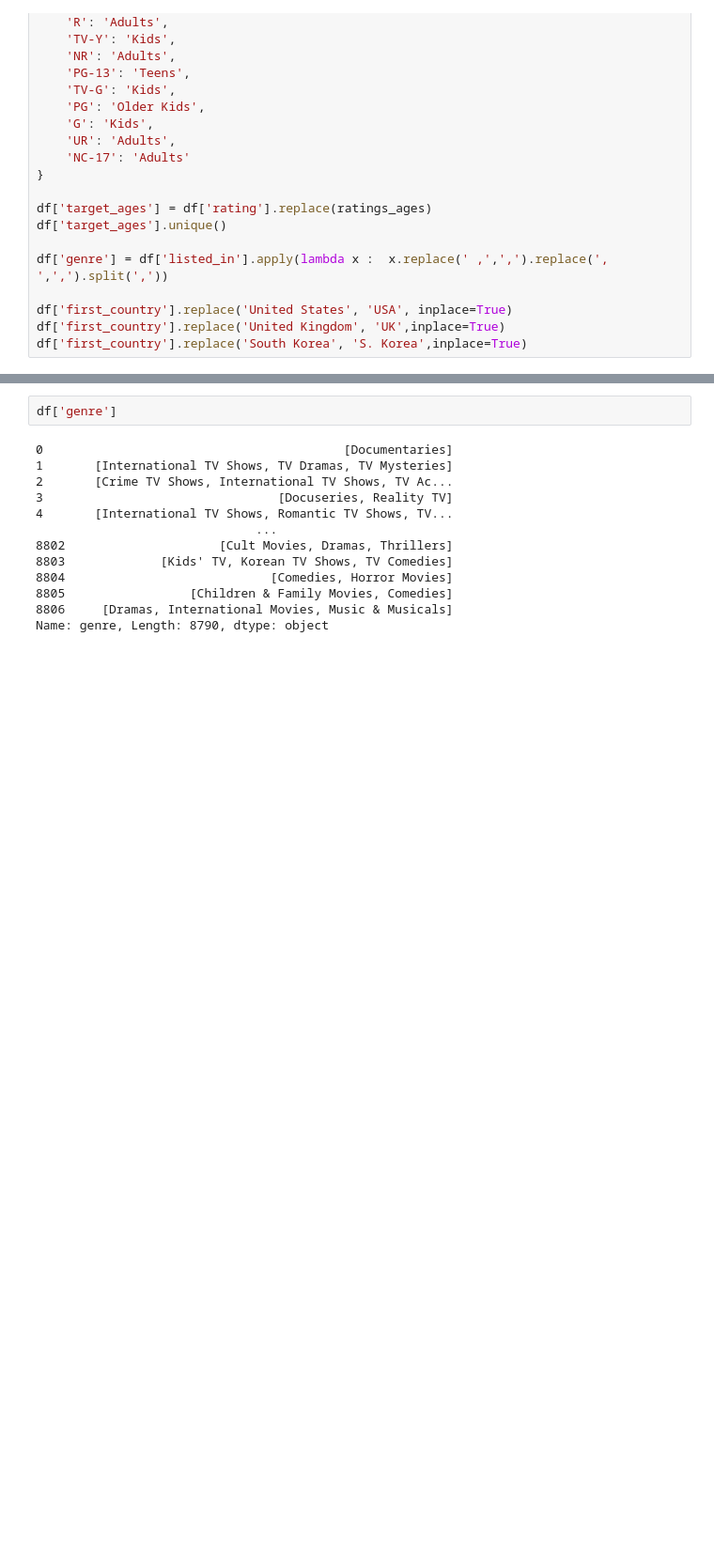
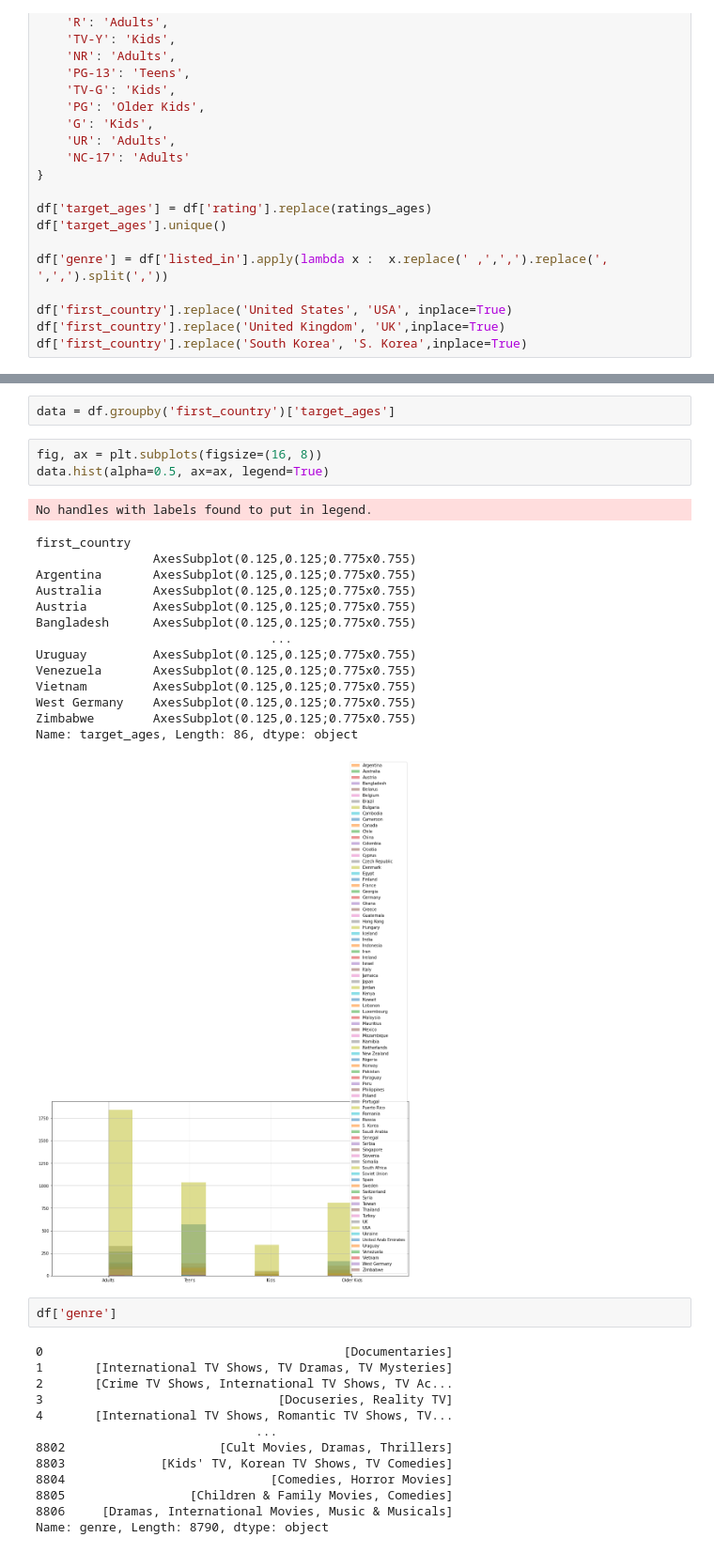
Before and after one commit to del-luna/aiffel, a Jupyter notebook: datathon/netflix.ipynb, the cells around one changed output, grey strips where cells are left out. Shown: that part at 94% size. Saved outputs shown, nothing was run; the diff lists cells and outputs as text; blank space fills up the shorter version.

```diff
--- a/datathon/netflix.ipynb
+++ b/datathon/netflix.ipynb
@@ -158,3 +160,24 @@ df['first_country'].replace('South Korea', 'S. Korea',inplace=True)
+# %%
+data = df.groupby('first_country')['target_ages']
+# %%
+fig, ax = plt.subplots(figsize=(16, 8))
+data.hist(alpha=0.5, ax=ax, legend=True)
+# %% [output]
+No handles with labels found to put in legend.
+first_country
+                AxesSubplot(0.125,0.125;0.775x0.755)
+Argentina       AxesSubplot(0.125,0.125;0.775x0.755)
+Australia       AxesSubplot(0.125,0.125;0.775x0.755)
+Austria         AxesSubplot(0.125,0.125;0.775x0.755)
+Bangladesh      AxesSubplot(0.125,0.125;0.775x0.755)
+                                ...
+Uruguay         AxesSubplot(0.125,0.125;0.775x0.755)
+Venezuela       AxesSubplot(0.125,0.125;0.775x0.755)
+Vietnam         AxesSubplot(0.125,0.125;0.775x0.755)
+West Germany    AxesSubplot(0.125,0.125;0.775x0.755)
+Zimbabwe        AxesSubplot(0.125,0.125;0.775x0.755)
+Name: target_ages, Length: 86, dtype: object
+[figure, added]
 # %%
 df['genre']
 # %% [output]
```
Also changed, not shown: parts of 11 cells of this notebook.
